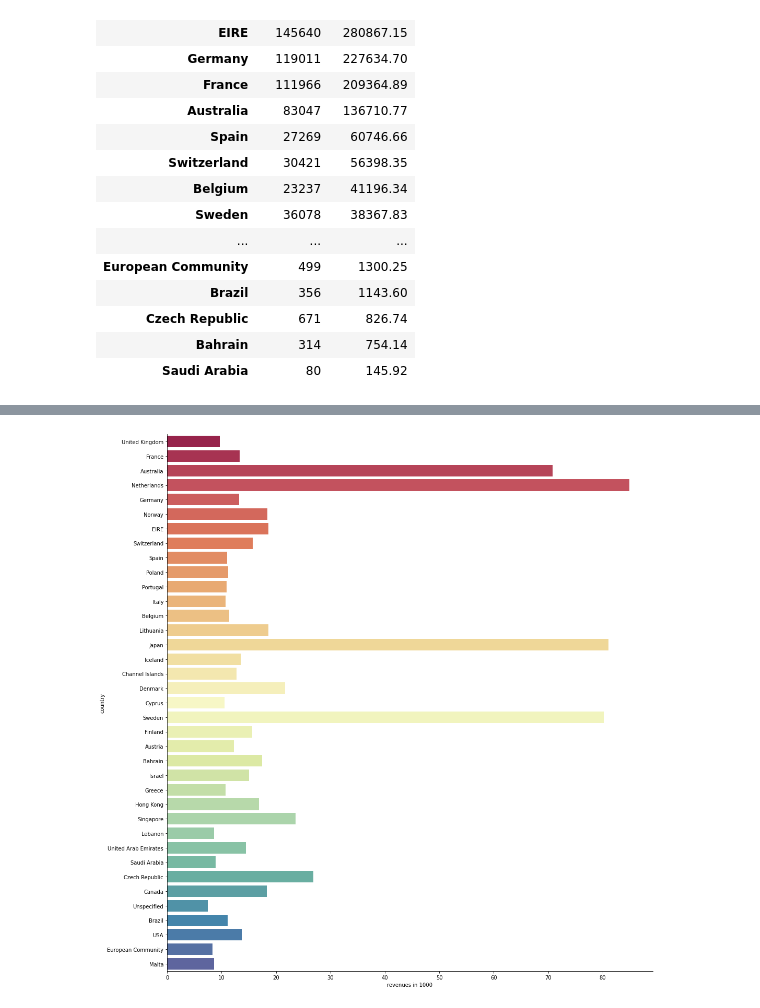
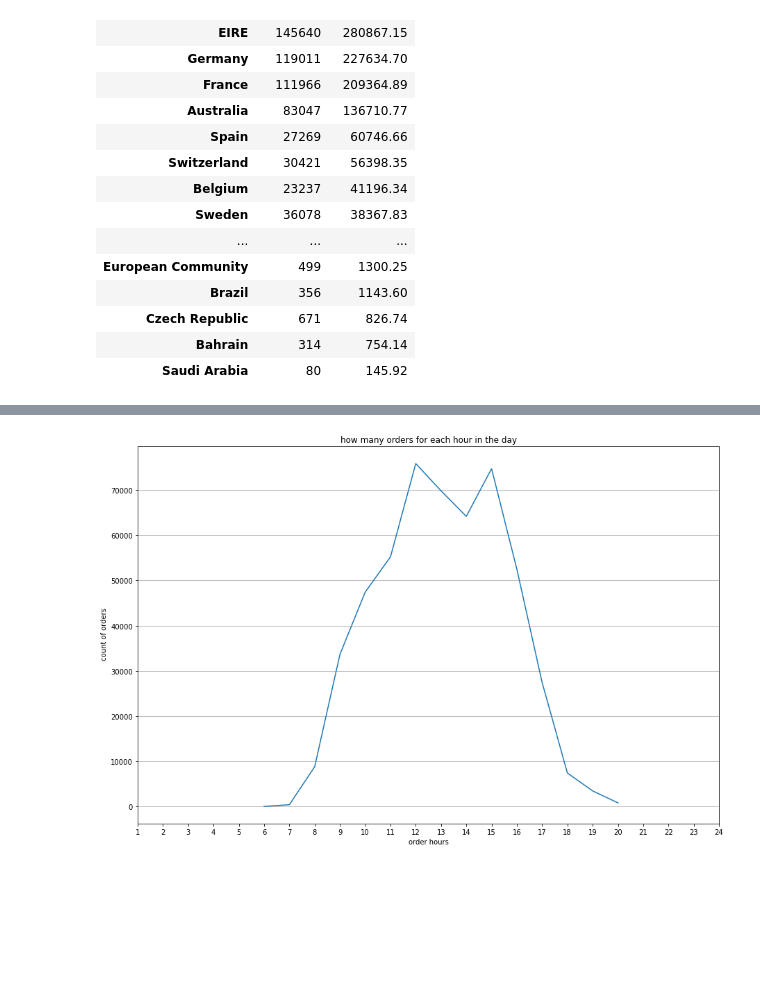
Before and after one commit to abdelrahmanbadoaayad/E-Commerce_EDA, a Jupyter notebook: e-commerce eda.ipynb, the cells around one changed output, grey strips where cells are left out. Drawn from its saved outputs; the diff is of its cells as text; code cells hidden in the pictures; blank space fills up the shorter version.

```diff
--- a/e-commerce eda.ipynb
+++ b/e-commerce eda.ipynb
@@ -392,7 +363,0 @@ plt.show()
-# %%
-sns.catplot(data=clean,y="Country",x="Quantity",ci=None,kind="bar",height=15,palette=("Spectral"))
-plt.xlabel('revenues in 1000')
-plt.ylabel('country')
-plt.show()
-# %% [output]
-[figure, removed]
@@ -404,0 +364,13 @@ plt.show()
+# %%
+hours = [hour for hour , clean in clean.groupby("hour")]
+hours2=range(1,25)
+plt.figure(figsize=(15,10))
+plt.plot(hours,clean.groupby("hour")["Country"].count())
+plt.xticks(hours2)
+plt.title("how many orders for each hour in the day")
+plt.xlabel("order hours")
+plt.ylabel(" count of orders")
+plt.grid(axis="y")
+plt.show()
+# %% [output]
+[figure, added]
```
Also changed, not shown: parts of 5 cells of this notebook.
